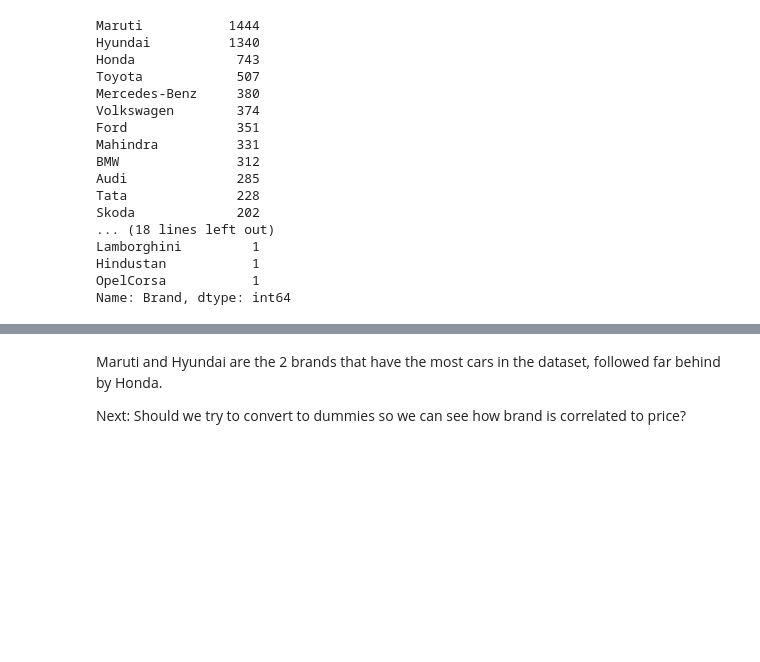
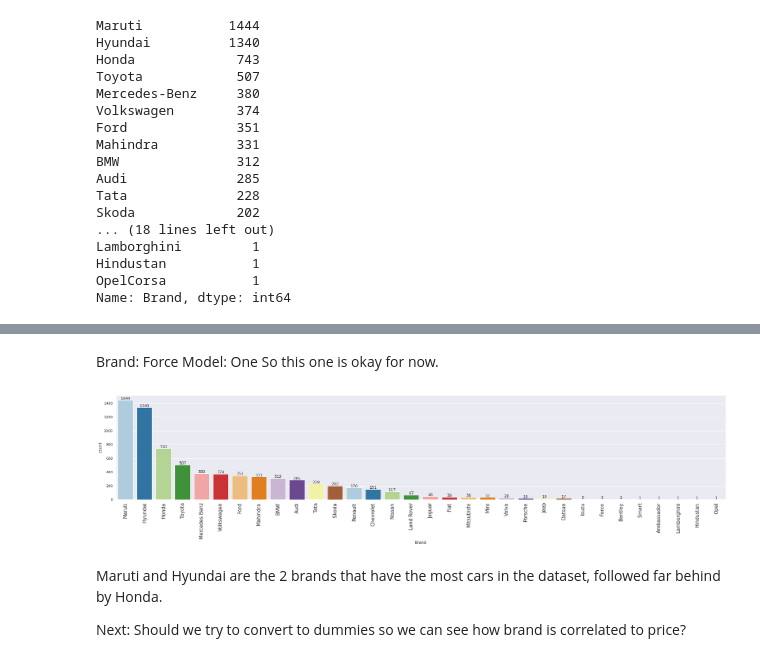
Before and after one commit to hugohir/usedcars, a Jupyter notebook: UsedCars_PricePrediction.ipynb, the cells around one changed output, grey strips where cells are left out. Drawn from its saved outputs; the diff is of its cells as text; code cells hidden in the pictures; blank space fills up the shorter version.

```diff
--- a/UsedCars_PricePrediction.ipynb
+++ b/UsedCars_PricePrediction.ipynb
@@ -187,0 +274,10 @@ We will see later in our analysis how to handle those features.
+# %%
+#convert "objects" to categorical to reduce memory usage
+uc_df["Name"] = uc_df["Name"].astype("category")
+uc_df["Location"] = uc_df["Location"].astype("category")
+uc_df["Fuel_Type"] = uc_df["Fuel_Type"].astype("category")
+uc_df["Transmission"] = uc_df["Transmission"].astype("category")
+uc_df["Owner_Type"] = uc_df["Owner_Type"].astype("category")
+uc_df["Mileage"] = uc_df["Mileage"].astype("category")
+uc_df["Engine"] = uc_df["Engine"].astype("category")
+uc_df["Power"] = uc_df["Power"].astype("category")
@@ -265,6 +368,4 @@ Since we have an index, this column can be dropped.
 Next action: Drop the column.
 # %%
 #Drop S.No.
-usedcarworks_df['S.No.']
-usedcarworks_df = usedcarworks_df.drop(['S.No.'], axis=1)
-usedcarworks_df
+uc_df = uc_df.drop(['S.No.'], axis=1)
@@ -347,7 +414,7 @@ There are too many different models described on the dataset.
 Maybe Brand and model can be used to determine which models are the ones that have a higher selling price?
 # %%
 #Create a new column to write down the Brands of the cars
-carbrand = usedcarworks_df['Name'].str.split(" ", n=1, expand=True)
-usedcarworks_df['Brand'] = carbrand[0]
+carbrand = uc_df['Name'].str.split(" ", n=1, expand=True)
+uc_df['Brand'] = carbrand[0]
 # %%
 #How many cars per brand in the dataset?
@@ -377,7 +444,7 @@ Notice that "Land" should be "Land Rover"
 # %%
 #brand Land should be Land Rover, so fix that and check.
-usedcarworks_df['Brand'] = usedcarworks_df['Brand'].replace({'Land':'Land Rover'}, regex=True)
-usedcarworks_df['Brand'].value_counts()
+uc_df['Brand'] = uc_df['Brand'].replace({'Land':'Land Rover','Mercedes-Benz':'Mercedes Benz','ISUZU':'Isuzu','OpelCorsa':'Opel'}, regex=True)
+uc_df['Brand'].value_counts()
 # %% [output]
 Maruti           1444
 Hyundai          1340
@@ -418,3 +508,12 @@ plt.show()
+# %% [markdown]
+Brand: Force
+Model: One
+So this one is okay for now.
+# %%
+# observations on Brand
+labeled_barplot(uc_df, "Brand")
+# %% [output]
+[figure, added]
 # %% [markdown]
 Maruti and Hyundai are the 2 brands that have the most cars in the dataset, followed far behind by Honda.
 
```
Also changed, not shown: parts of 62 cells of this notebook.
